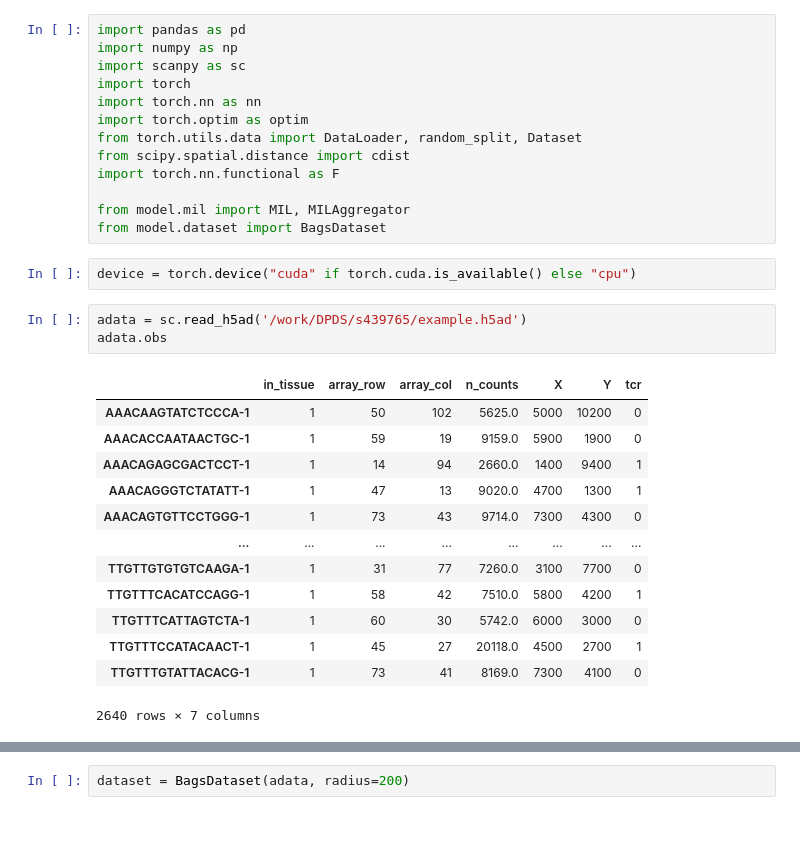
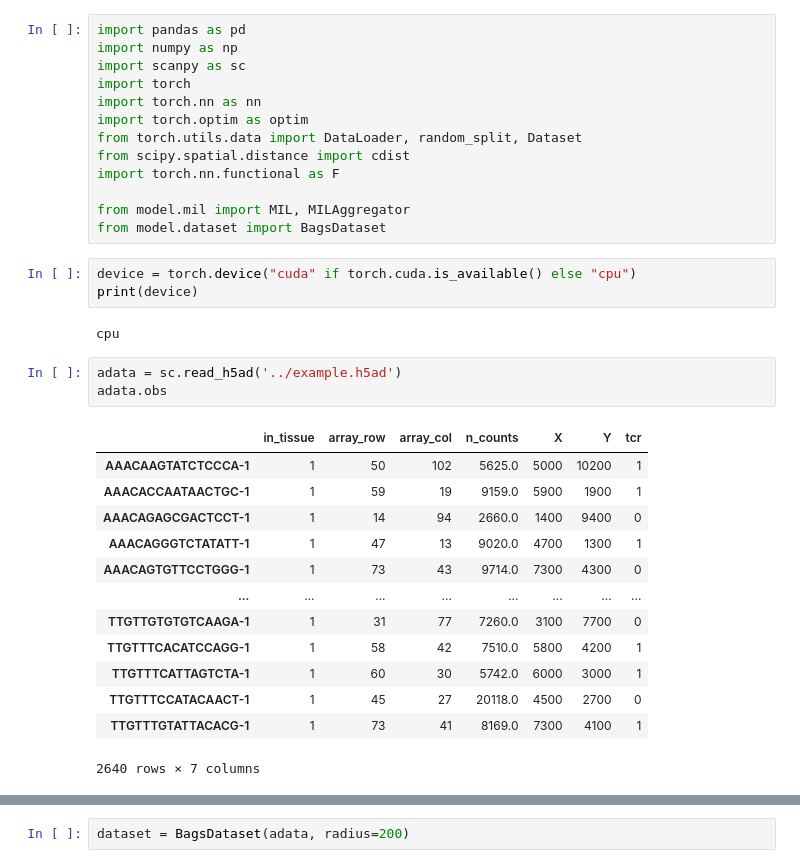
Before and after one commit to yaober/SPACER, a Jupyter notebook: model_old.ipynb, the cells around one changed output, grey strips where cells are left out. Cells and saved outputs as stored; diff of their text form; blank space fills up the shorter version.

```diff
--- a/model.ipynb
+++ b/model_old.ipynb
@@ -13,22 +13,25 @@ from model.mil import MIL, MILAggregator
 from model.dataset import BagsDataset
 # %%
 device = torch.device("cuda" if torch.cuda.is_available() else "cpu")
+print(device)
+# %% [output]
+cpu
 # %%
-adata = sc.read_h5ad('/work/DPDS/s439765/example.h5ad')
+adata = sc.read_h5ad('../example.h5ad')
 adata.obs
 # %% [output]
 |  | in_tissue | array_row | array_col | n_counts | X | Y | tcr |
-| AAACAAGTATCTCCCA-1 | 1 | 50 | 102 | 5625.0 | 5000 | 10200 | 0 |
-| AAACACCAATAACTGC-1 | 1 | 59 | 19 | 9159.0 | 5900 | 1900 | 0 |
-| AAACAGAGCGACTCCT-1 | 1 | 14 | 94 | 2660.0 | 1400 | 9400 | 1 |
+| AAACAAGTATCTCCCA-1 | 1 | 50 | 102 | 5625.0 | 5000 | 10200 | 1 |
+| AAACACCAATAACTGC-1 | 1 | 59 | 19 | 9159.0 | 5900 | 1900 | 1 |
+| AAACAGAGCGACTCCT-1 | 1 | 14 | 94 | 2660.0 | 1400 | 9400 | 0 |
 | AAACAGGGTCTATATT-1 | 1 | 47 | 13 | 9020.0 | 4700 | 1300 | 1 |
 | AAACAGTGTTCCTGGG-1 | 1 | 73 | 43 | 9714.0 | 7300 | 4300 | 0 |
 | ... | ... | ... | ... | ... | ... | ... | ... |
 | TTGTTGTGTGTCAAGA-1 | 1 | 31 | 77 | 7260.0 | 3100 | 7700 | 0 |
 | TTGTTTCACATCCAGG-1 | 1 | 58 | 42 | 7510.0 | 5800 | 4200 | 1 |
-| TTGTTTCATTAGTCTA-1 | 1 | 60 | 30 | 5742.0 | 6000 | 3000 | 0 |
-| TTGTTTCCATACAACT-1 | 1 | 45 | 27 | 20118.0 | 4500 | 2700 | 1 |
-| TTGTTTGTATTACACG-1 | 1 | 73 | 41 | 8169.0 | 7300 | 4100 | 0 |
+| TTGTTTCATTAGTCTA-1 | 1 | 60 | 30 | 5742.0 | 6000 | 3000 | 1 |
+| TTGTTTCCATACAACT-1 | 1 | 45 | 27 | 20118.0 | 4500 | 2700 | 0 |
+| TTGTTTGTATTACACG-1 | 1 | 73 | 41 | 8169.0 | 7300 | 4100 | 1 |
 2640 rows × 7 columns
 # %%
 class BagsDataset(Dataset):
```
Also changed, not shown: parts of 5 cells of this notebook, 6 other files.
